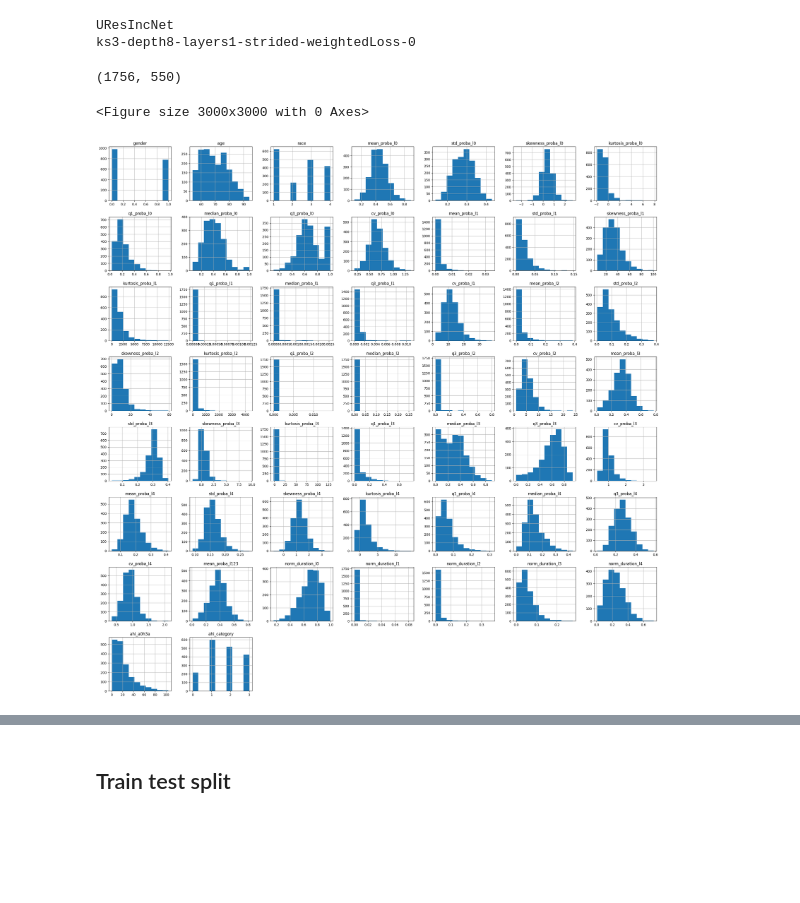
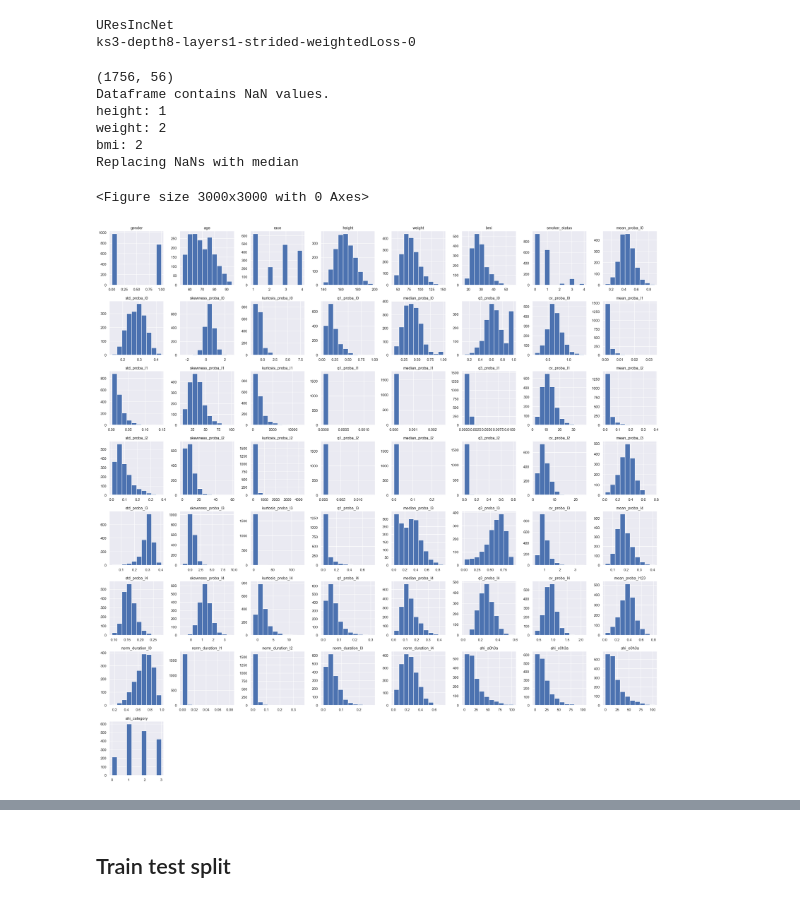
Before and after one commit to filipposkat/apnea-ppg, a Jupyter notebook: meta_model_notebook.ipynb, the cells around one changed output, grey strips where cells are left out. Saved outputs shown, nothing was run; the diff lists cells and outputs as text; code cells hidden in the pictures; blank space fills up the shorter version.

Commit message:
1. Improvements to testing metrics 2. Updated edf_loader.py to correctly import all metadata

```diff
--- a/meta_model_notebook.ipynb
+++ b/meta_model_notebook.ipynb
@@ -72,27 +72,45 @@ ks3-depth8-layers1-strided-weightedLoss-0
 # %%
 meta_df = pd.read_csv(PATH_TO_META_MODEL.joinpath("meta_df.csv"), index_col=0)
 print(meta_df.shape)
 
+if meta_df.isnull().values.any():
+    print("Dataframe contains NaN values.")
+
+    for col in meta_df.columns:
+        if meta_df[col].isnull().any():
+            print(f"{col}: {meta_df[col].isnull().sum()}")
+
+    print("Replacing NaNs with median")
+    meta_df.fillna(meta_df.median(axis=0), inplace=True)
+    assert not meta_df.isnull().values.any()
+
+
 meta_df["mean_proba_l123"] = meta_df["mean_proba_l1"] + meta_df["mean_proba_l2"]+ meta_df["mean_proba_l3"]
 
+metadata_columns = ["gender", "age", "race", "height", "weight", "bmi", "smoker_status"]
 out_columns = ["norm_duration_l0", "norm_duration_l1", "norm_duration_l2", "norm_duration_l3", "norm_duration_l4",
-             "ahi_a0h3a", "ahi_category"]
+             "ahi_a0h3a", "ahi_c0h3a", "ahi_o0h3a", "ahi_category"]
 in_columns = [c for c in meta_df.columns if c not in out_columns]
 
 fourier_columns = [c for c in in_columns if "_f" in c and 'l' in c]
 stat_columns = [c for c in in_columns if c not in fourier_columns]
 
 if not USE_FOURIER_COMPONENTS and len(fourier_columns) > 0:
     meta_df.drop(fourier_columns, axis=1, inplace=True)
     in_columns = [c for c in meta_df.columns if c not in out_columns]
 
 fig = plt.figure(figsize=(30,30))
 meta_df[[*stat_columns, *out_columns]].hist(figsize=(30,30))
 plt.show()
 # %% [output]
-(1756, 550)
+(1756, 56)
+Dataframe contains NaN values.
+height: 1
+weight: 2
+bmi: 2
+Replacing NaNs with median
 <Figure size 3000x3000 with 0 Axes>
-[figure, old version]
+[figure, new version]
 # %%
 def plot_correl_matrix(df, target, k=8):
     # k = features to select
```
Also changed, not shown: parts of 25 cells of this notebook, 5 other files.
